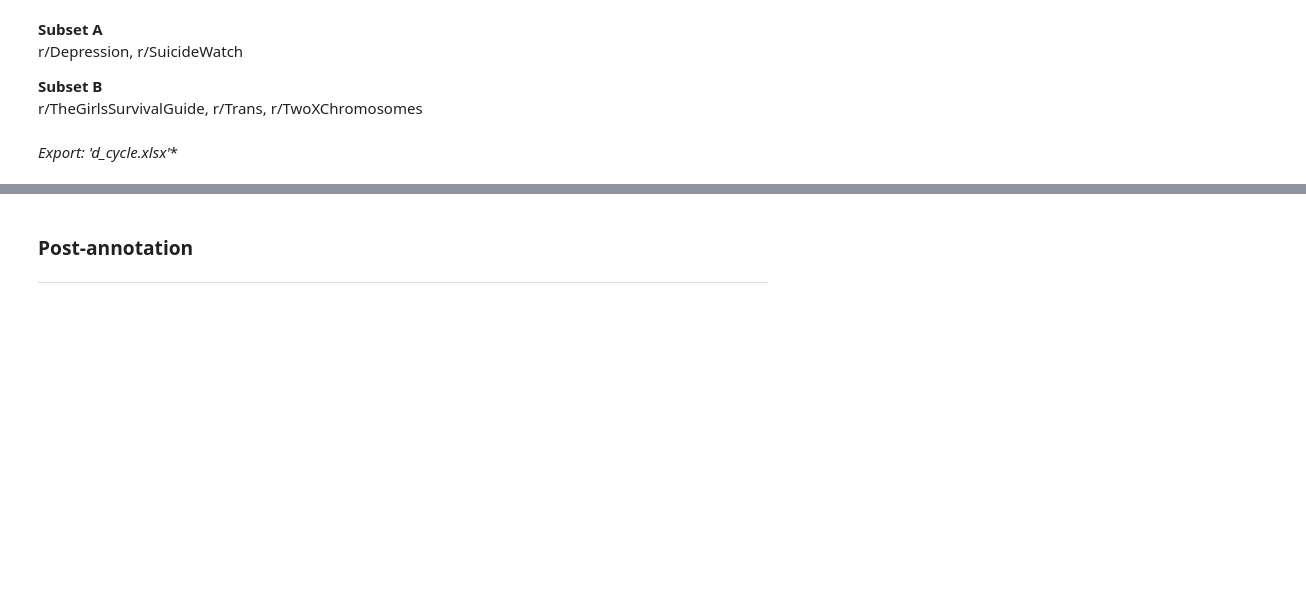
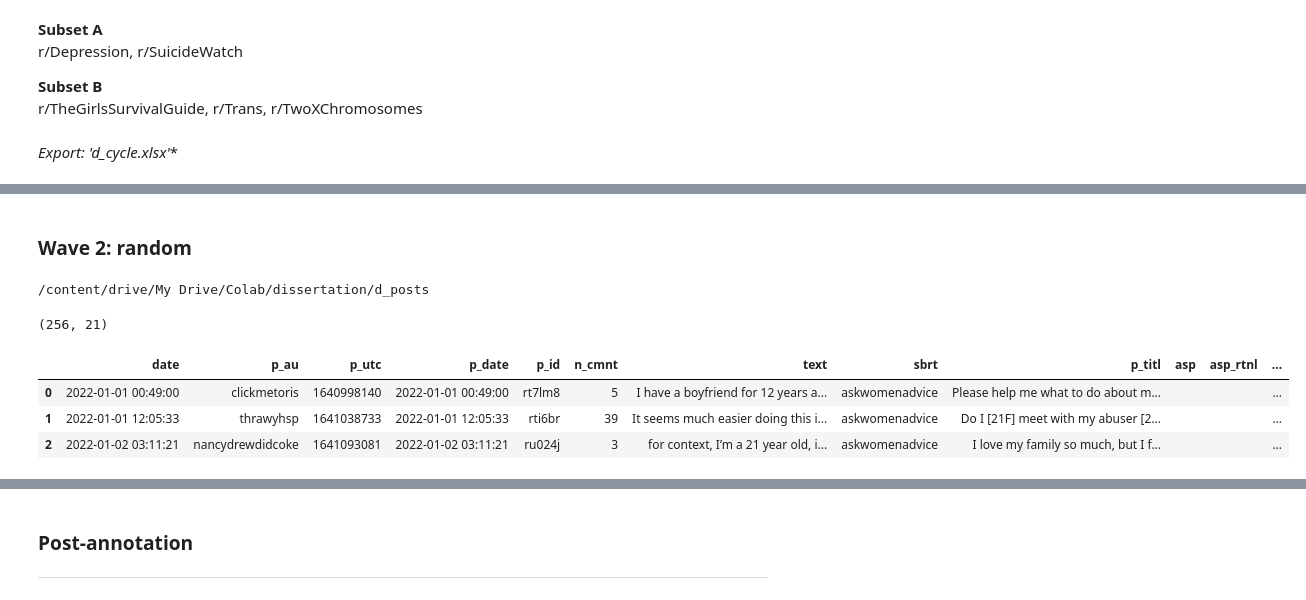
Before and after one commit to sskeen/bar_policy_suicidality, a Jupyter notebook: aim_i_annotate_triangulate_iaa.ipynb, the cells around one changed output, grey strips where cells are left out. Saved outputs shown, nothing was run; the diff lists cells and outputs as text; code cells hidden in the pictures; blank space fills up the shorter version.

```diff
--- a/aim_i_annotate_triangulate_iaa.ipynb
+++ b/aim_i_annotate_triangulate_iaa.ipynb
@@ -545,0 +847,17 @@ d_999.to_excel('d_cycle999.xlsx')
+# %% [markdown]
+### Wave 2: random
+# %%
+%cd /content/drive/My Drive/Colab/dissertation/d_posts
+
+d_aw = pd.read_excel('d_aw.xlsx')
+
+d_aw.shape
+d_aw.head(3)
+d_aw.tail(3)
+# %% [output]
+/content/drive/My Drive/Colab/dissertation/d_posts
+(256, 21)
+|  | date | p_au | p_utc | p_date | p_id | n_cmnt | text | sbrt | p_titl | asp | asp_rtnl | ... |
+| 0 | 2022-01-01 00:49:00 | clickmetoris | 1640998140 | 2022-01-01 00:49:00 | rt7lm8 | 5 | I have a boyfriend for 12 years a... | askwomenadvice | Please help me what to do about m... |  |  | ... |
+| 1 | 2022-01-01 12:05:33 | thrawyhsp | 1641038733 | 2022-01-01 12:05:33 | rti6br | 39 | It seems much easier doing this i... | askwomenadvice | Do I [21F] meet with my abuser [2... |  |  | ... |
+| 2 | 2022-01-02 03:11:21 | nancydrewdidcoke | 1641093081 | 2022-01-02 03:11:21 | ru024j | 3 | for context, I’m a 21 year old, i... | askwomenadvice | I love my family so much, but I f... |  |  | ... |
```
Also changed, not shown: parts of 97 cells of this notebook, 3 other files.
